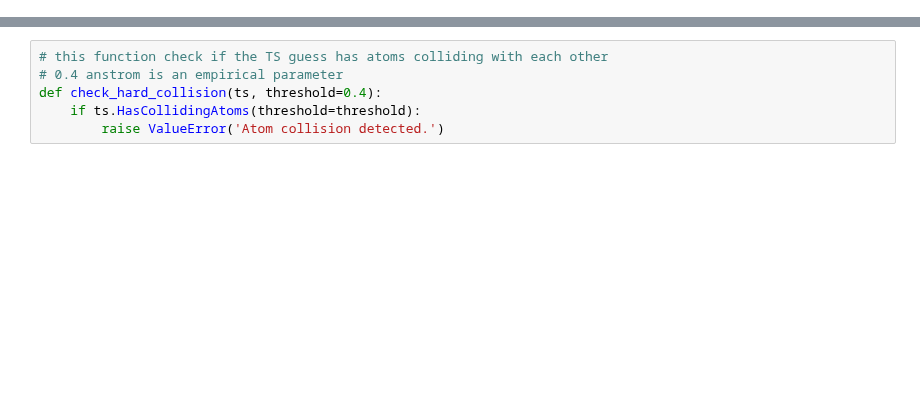
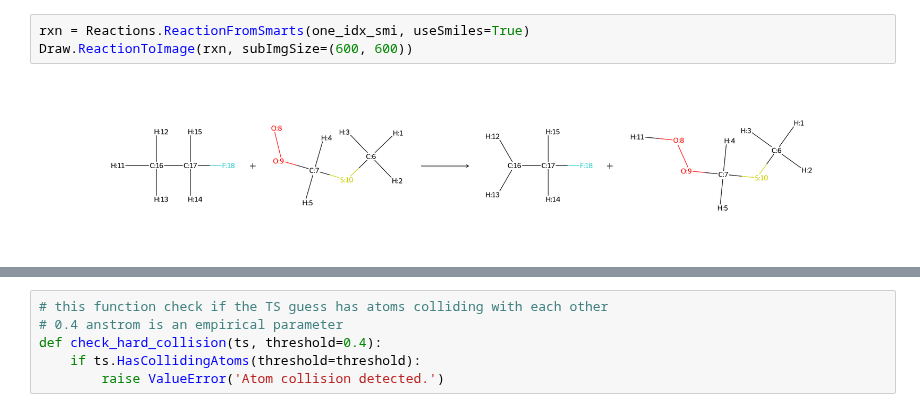
Before and after one commit to QuantumPioneer/QuantumPioneer, a Jupyter notebook: notebooks/step1_ts_guess_generation.ipynb, the cells around one changed output, grey strips where cells are left out. Saved outputs shown, nothing was run; the diff lists cells and outputs as text; blank space fills up the shorter version.

```diff
--- a/notebooks/step1_ts_guess_generation.ipynb
+++ b/notebooks/step1_ts_guess_generation.ipynb
@@ -288,0 +462,5 @@ determine_rp_order(rxn_smi, regexpr='[O:9][O:8]')
+# %%
+rxn = Reactions.ReactionFromSmarts(one_idx_smi, useSmiles=True)
+Draw.ReactionToImage(rxn, subImgSize=(600, 600))
+# %% [output]
+[figure, added]
```
Also changed, not shown: parts of 65 cells of this notebook.
